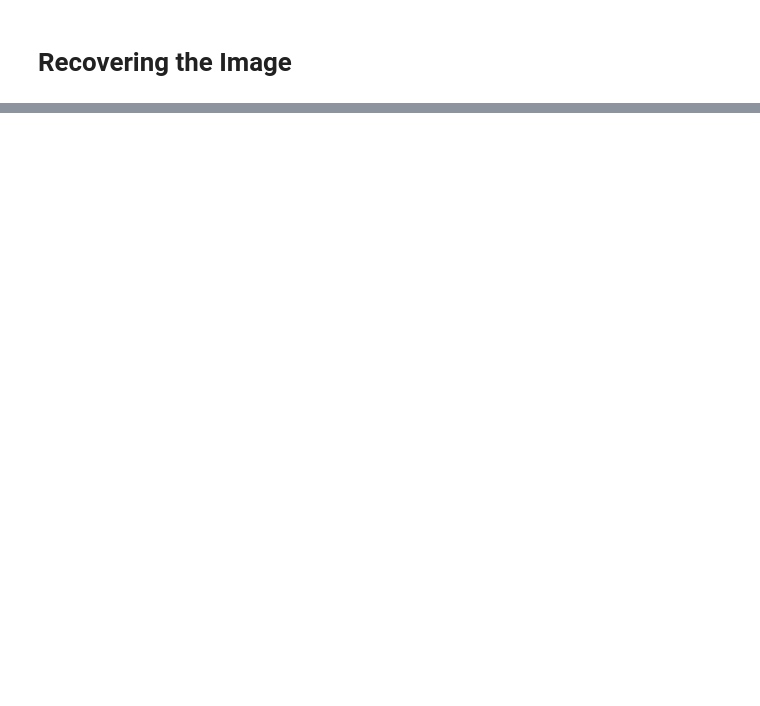
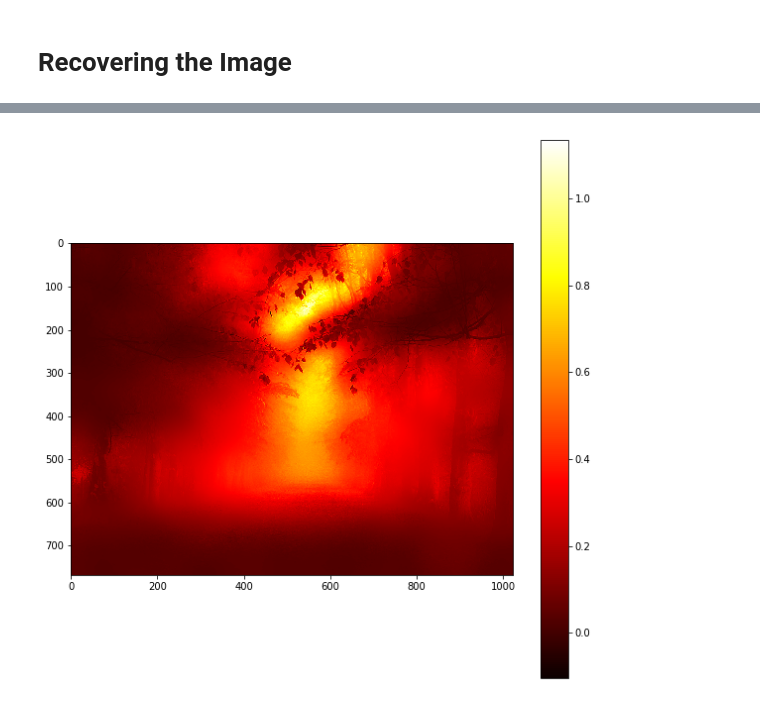
Before and after one commit to karandeepSJ/Image-Dehazing, a Jupyter notebook: Dehaze_images.ipynb, the cells around one changed output, grey strips where cells are left out. Saved outputs shown, nothing was run; the diff lists cells and outputs as text; code cells hidden in the pictures; blank space fills up the shorter version.

```diff
--- a/Dehaze_images.ipynb
+++ b/Dehaze_images.ipynb
@@ -116,0 +128,7 @@ plt.show()
+# %%
+plt.figure(figsize=(10,10))
+plt.imshow(depth_map(t_refine, 1),'hot')
+plt.colorbar()
+plt.show()
+# %% [output]
+[figure, added]
```
Also changed, not shown: parts of 4 cells of this notebook.
